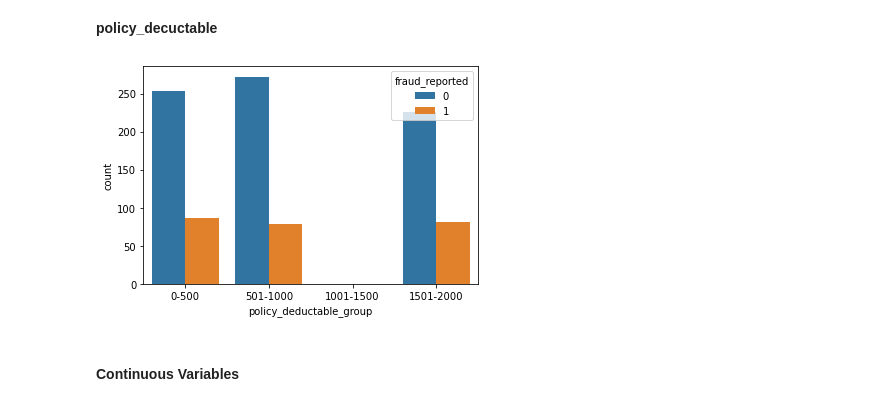
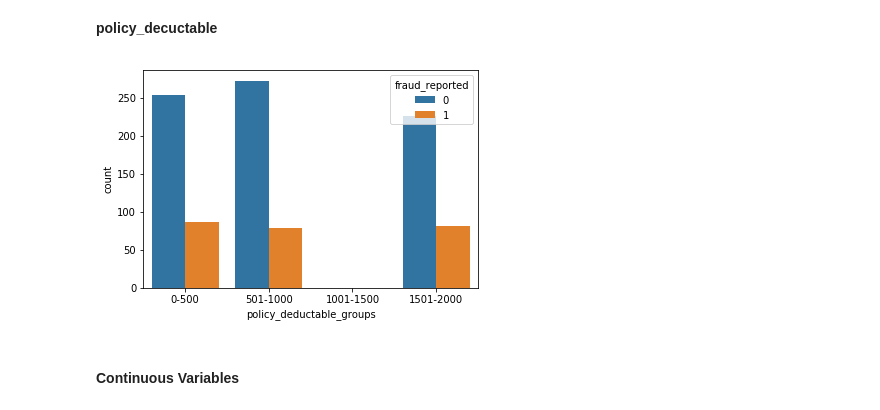
Before and after one commit to IvanNardini/mlpipe-production-code-procedural, a Jupyter notebook: notebooks/2.0-insurance-Feature-Engineering.ipynb, the cells around one changed output. Saved outputs shown, nothing was run; the diff lists cells and outputs as text; code cells hidden in the pictures.

```diff
--- a/notebooks/2.0-insurance-Feature-Engineering.ipynb
+++ b/notebooks/2.0-insurance-Feature-Engineering.ipynb
@@ -272,9 +265,9 @@ bin_labels = ['0-500', '501-1000', '1001-1500', '1501-2000']
 data['policy_deductable_groups'] = pd.cut(data['policy_deductable'], bins = bins, labels = bin_labels)
 data.drop('policy_deductable', axis=1, inplace=True)
 # %%
-sns.countplot(x="policy_deductable_groupss", hue="fraud_reported", data=data);
+sns.countplot(x="policy_deductable_groups", hue="fraud_reported", data=data);
 # %% [output]
-[figure, old version]
+[figure, new version]
 # %%
 data.to_csv(interim + '2_data_policy_deductable.csv', index=False)
 # %% [markdown]
```
Also changed, not shown: parts of 21 cells of this notebook, 19 other files.
